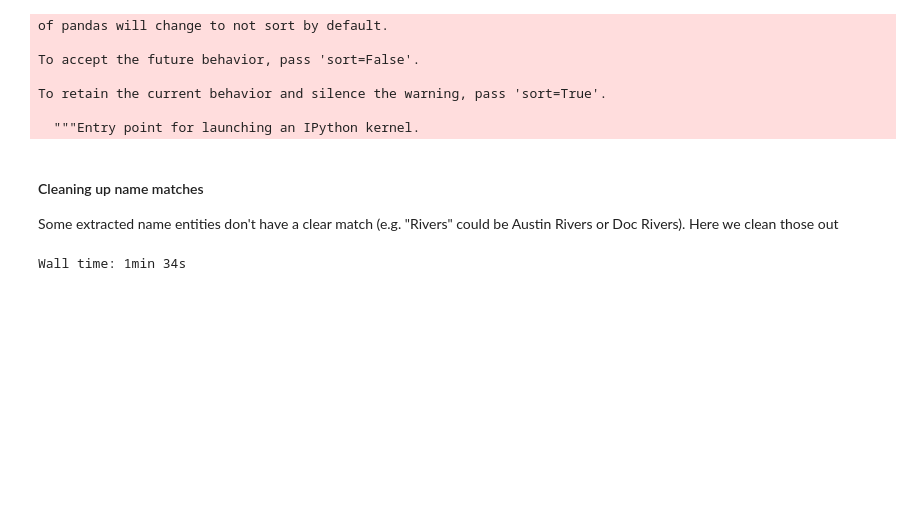
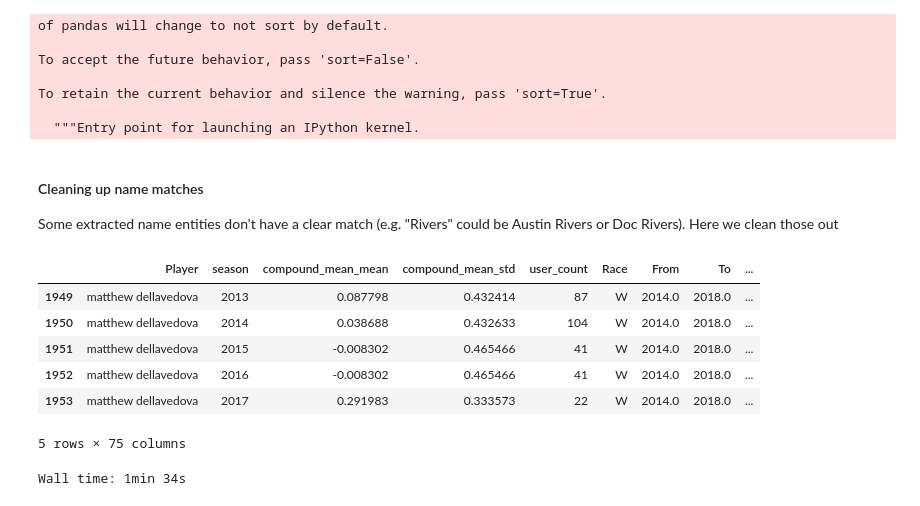
Before and after one commit to map222/trailofpapers, a Jupyter notebook: sentiment_sports/nba-sentiment.ipynb, the cells around one changed output. Saved outputs shown, nothing was run; the diff lists cells and outputs as text; code cells hidden in the pictures; blank space fills up the shorter version.

```diff
--- a/sentiment_sports/nba-sentiment.ipynb
+++ b/sentiment_sports/nba-sentiment.ipynb
@@ -243,6 +223,19 @@ To retain the current behavior and silence the warning, pass 'sort=True'.
 # %% [markdown]
 #### Cleaning up name matches
 Some extracted name entities don't have a clear match (e.g. "Rivers" could be Austin Rivers or Doc Rivers). Here we clean those out
+# %%
+import pandas as pd
+test = pd.read_csv('modeling_data/nba_model_data.tsv', sep='\t')
+# %%
+test[test['Player'].str.contains('dell')]
+# %% [output]
+|  | Player | season | compound_mean_mean | compound_mean_std | user_count | Race | From | To | ... |
+| 1949 | matthew dellavedova | 2013 | 0.087798 | 0.432414 | 87 | W | 2014.0 | 2018.0 | ... |
+| 1950 | matthew dellavedova | 2014 | 0.038688 | 0.432633 | 104 | W | 2014.0 | 2018.0 | ... |
+| 1951 | matthew dellavedova | 2015 | -0.008302 | 0.465466 | 41 | W | 2014.0 | 2018.0 | ... |
+| 1952 | matthew dellavedova | 2016 | -0.008302 | 0.465466 | 41 | W | 2014.0 | 2018.0 | ... |
+| 1953 | matthew dellavedova | 2017 | 0.291983 | 0.333573 | 22 | W | 2014.0 | 2018.0 | ... |
+5 rows × 75 columns
 # %%
 name_map = {name:'unclear' for name in ['rivers', 'bird', 'draymond sessions', 'jalen jalen', 'brown markelle', 'kyrie korver', 'kyrie singler',
                     'wade drummond', 'kyrie anderson', 'kyle irving', 'kyle ingles', 'kyle turner', 'kyle turner', 'jabari maker',
```
Also changed, not shown: parts of 7 cells of this notebook, 3 other files.
